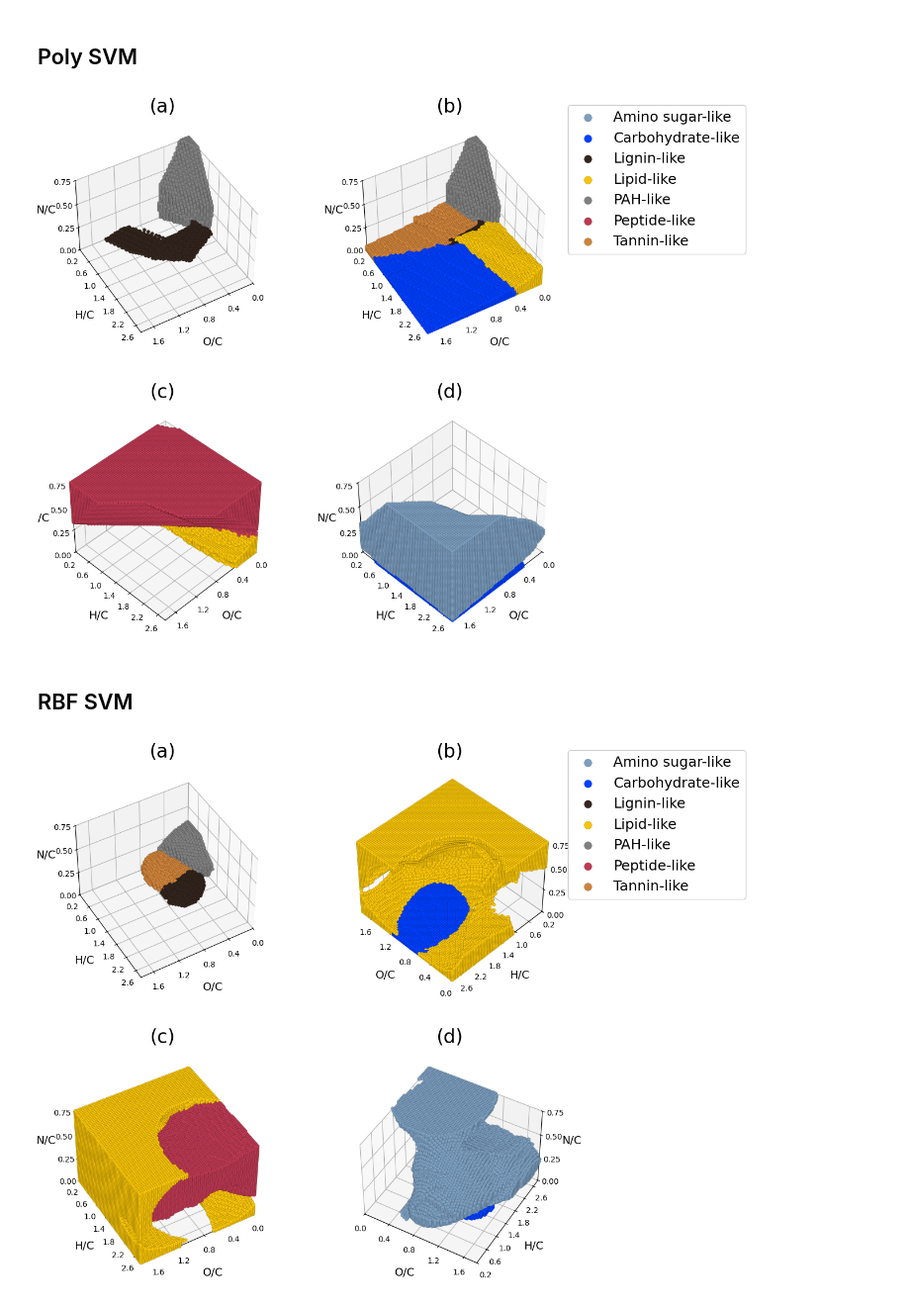
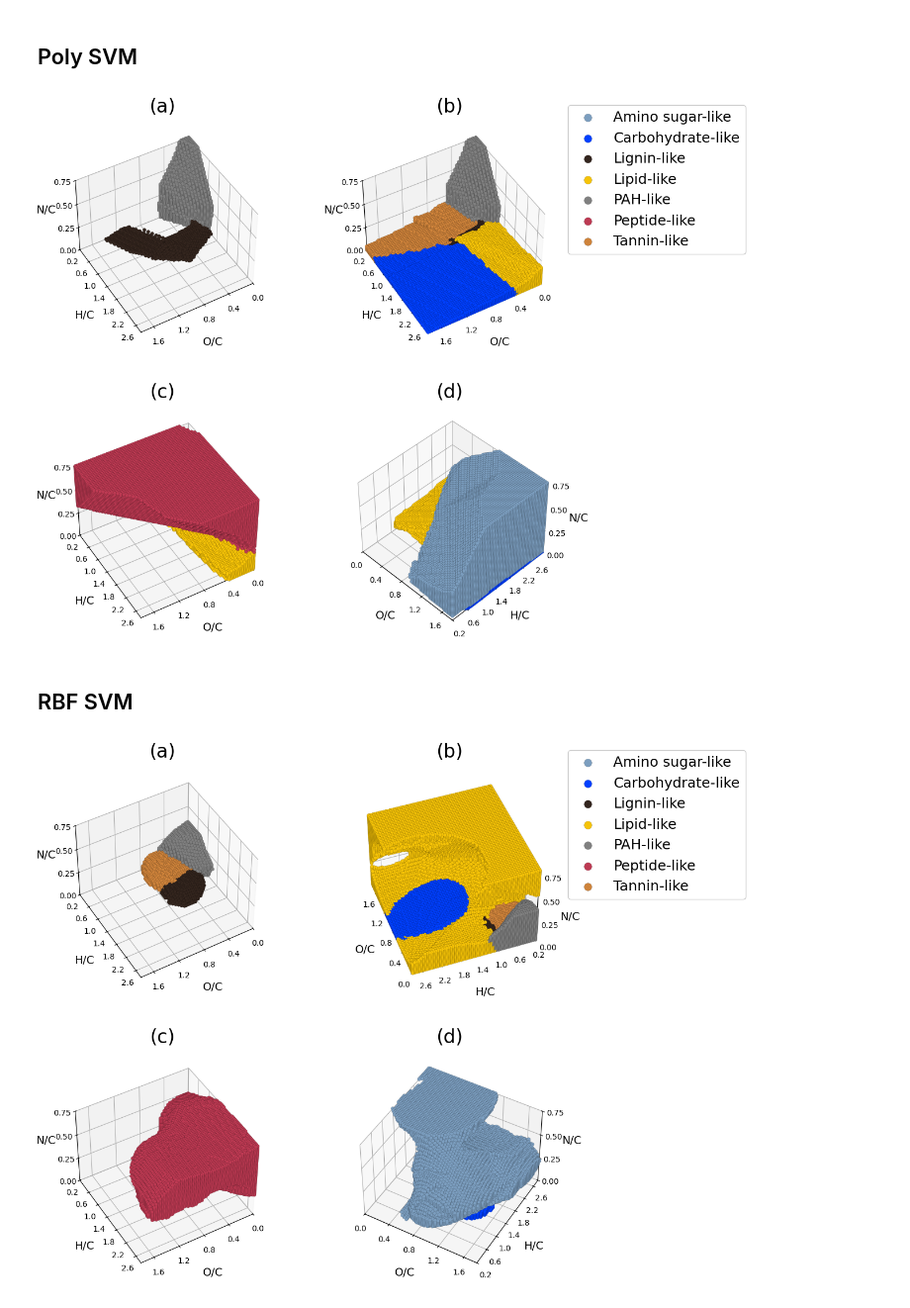
Before and after one commit to polimatt/SSEFCCA, a Jupyter notebook: files/3d_plots.ipynb, the cells around one changed output. Shown at 99% size. Saved outputs shown, nothing was run; the diff lists cells and outputs as text; code cells hidden in the pictures.

```diff
--- a/files/3d_plots.ipynb
+++ b/files/3d_plots.ipynb
@@ -270,8 +245,8 @@ ax4 = fig.add_subplot(224, projection='3d')
 plot_list = [
     [ax1, grid, np.sort(['lignin', 'pah']), dict(elev=45, azim=60), dict(label='(a)')],
     [ax2, grid, np.sort(['tannin', 'carbohydrate', 'lipid', 'lignin','pah']), dict(elev=45, azim=60), dict(label='(b)')],
-    [ax3, grid, np.sort(['peptide', 'lipid']), dict(elev=45, azim=45), dict(label='(c)')],
-    [ax4, grid, np.sort(['amino_sugar','carbohydrate']), dict(elev=45, azim=45), dict(label='(d)')],
+    [ax3, grid, np.sort(['peptide', 'lipid']), dict(elev=45, azim=60), dict(label='(c)')],
+    [ax4, grid, np.sort(['amino_sugar','carbohydrate','lipid']), dict(elev=45, azim=-45), dict(label='(d)')],
 ]
 
 subplots_3d_molecclass(plot_list, y_pred_svm_poly, ax2)
@@ -279,7 +254,7 @@ subplots_3d_molecclass(plot_list, y_pred_svm_poly, ax2)
 # Save high-resolution figure
 fig.savefig(f'{save_plots_dir}\\svm_poly.{plot_format}', dpi=600, facecolor='#fff', bbox_inches='tight')
 # %% [output]
-[figure, old version]
+[figure, new version]
 # %% [markdown]
 ## RBF SVM
 # %%
@@ -288,23 +263,23 @@ y_pred_svm_rbf = model_dict['svm_rbf'].predict(grid)
 # %%
 # Create 4-panel figure showing RBF SVM decision boundaries
 fig = plt.figure(figsize=(12, 12))
 
 ax1 = fig.add_subplot(221, projection='3d')
 ax2 = fig.add_subplot(222, projection='3d')
 ax3 = fig.add_subplot(223, projection='3d')
 ax4 = fig.add_subplot(224, projection='3d')
 
 # Define plot configurations with varied viewing angles
 plot_list = [
     [ax1, grid, np.sort(['lignin', 'pah', 'tannin']), dict(elev=45, azim=60), dict(label='(a)')],
-    [ax2, grid, np.sort(['carbohydrate', 'lipid']), dict(elev=45, azim=135), dict(label='(b)')],
-    [ax3, grid, np.sort(['peptide','lipid']), dict(elev=45, azim=60), dict(label='(c)')],
+    [ax2, grid, np.sort(['carbohydrate', 'lipid','lignin', 'pah', 'tannin']), dict(elev=45, azim=160), dict(label='(b)')],
+    [ax3, grid, np.sort(['peptide']), dict(elev=45, azim=60), dict(label='(c)')],
     [ax4, grid, np.sort(['amino_sugar','carbohydrate']), dict(elev=45, azim=-60), dict(label='(d)')],
 ]
 
 subplots_3d_molecclass(plot_list, y_pred_svm_rbf, ax2)
 
 # Save high-resolution figure
 fig.savefig(f'{save_plots_dir}\\svm_rbf.{plot_format}', dpi=600, facecolor='#fff', bbox_inches='tight')
 # %% [output]
-[figure, old version]
+[figure, new version]
```
Also changed, not shown: parts of 3 cells of this notebook, 32 other files.
